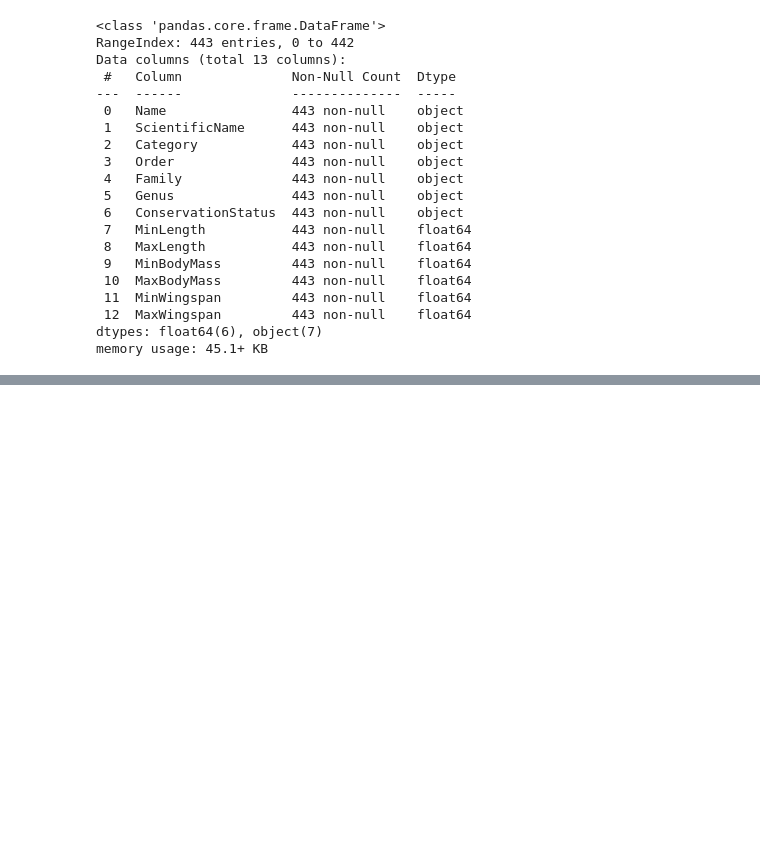
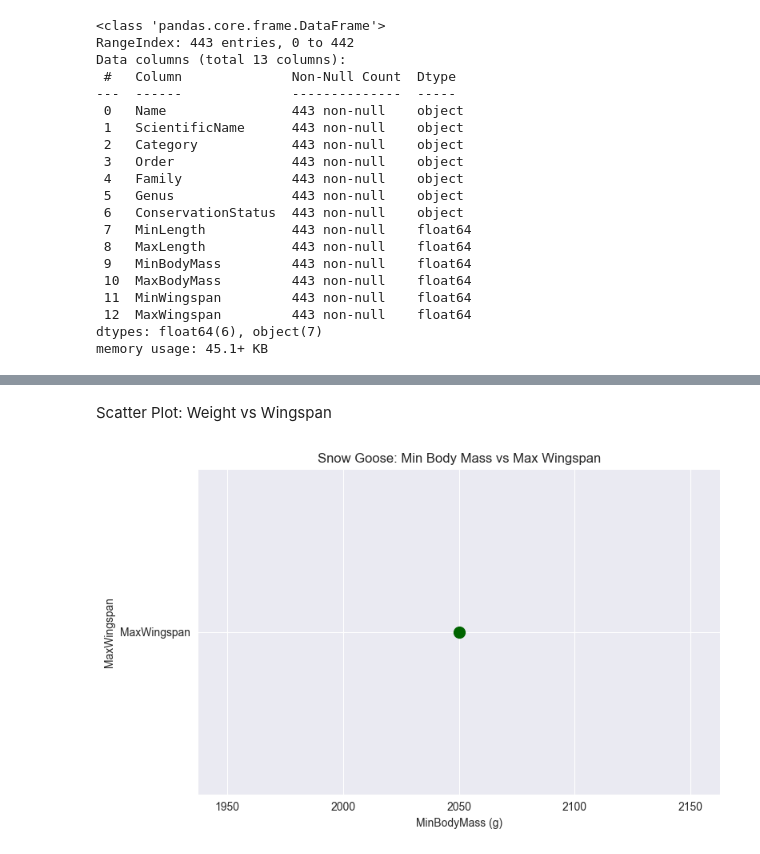
Before and after one commit to Faizaaminu/ML_Assessment, a Jupyter notebook: Data Visualiztion/visualization_quantities.ipynb, the cells around one changed output, grey strips where cells are left out. Cells and saved outputs as stored; diff of their text form; code cells hidden in the pictures; blank space fills up the shorter version.

```diff
--- a/Data Visualiztion/visualization_quantities.ipynb
+++ b/Data Visualiztion/visualization_quantities.ipynb
@@ -370,0 +136,14 @@ plt.show()
+# %% [markdown]
+Scatter Plot: Weight vs Wingspan
+# %%
+# Scatter plot:Min Body Mass vs Max Wingspan
+plt.figure(figsize=(8,5))
+plt.scatter(snow_geese['MinBodyMass'],['MaxWingspan'], color='darkgreen', s=100)
+plt.title('Snow Goose: Min Body Mass vs Max Wingspan')
+plt.xlabel('MinBodyMass (g)')
+plt.ylabel('MaxWingspan')
+plt.grid(True)
+plt.tight_layout()
+plt.show()
+# %% [output]
+[figure, added]
```
Also changed, not shown: parts of 49 cells of this notebook.
